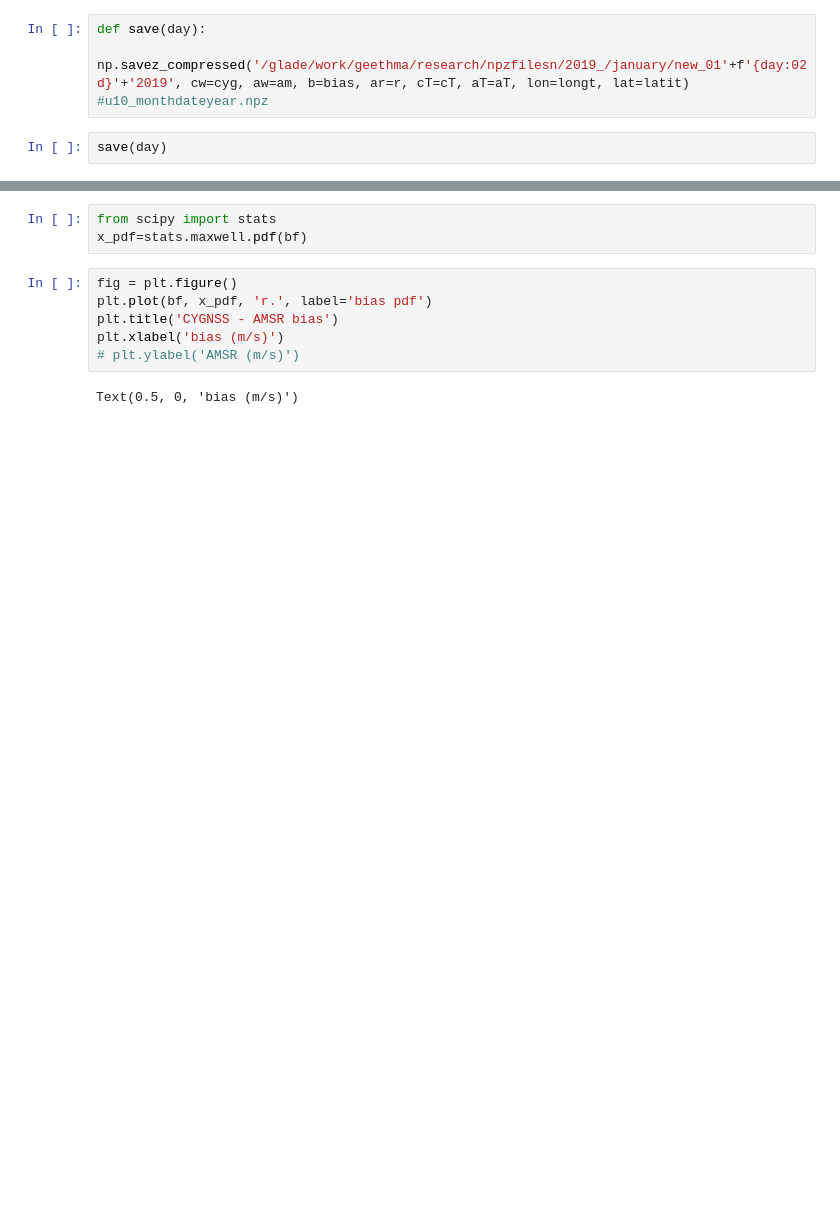
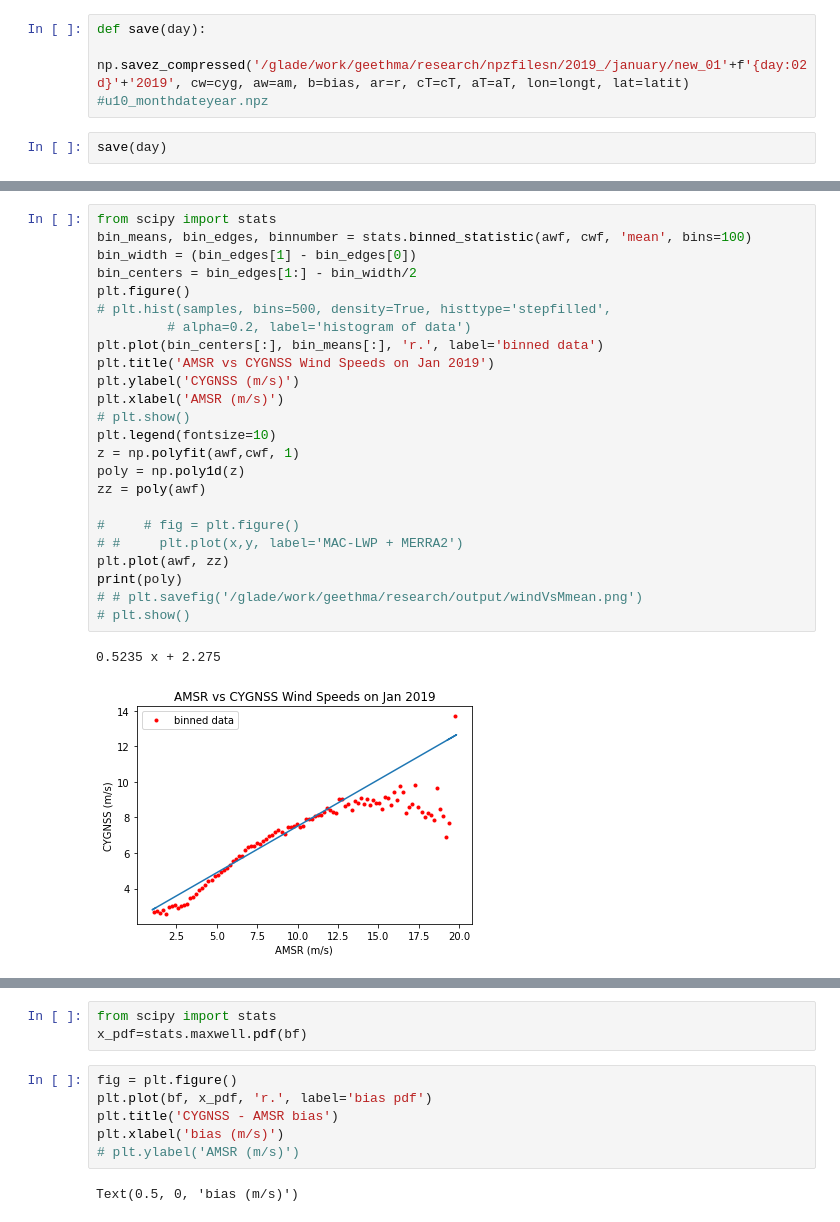
Before and after one commit to geethmaw/link, a Jupyter notebook: intersect.ipynb, the cells around one changed output, grey strips where cells are left out. Drawn from its saved outputs; the diff is of its cells as text; blank space fills up the shorter version.

```diff
--- a/intersect.ipynb
+++ b/intersect.ipynb
@@ -134,0 +146,27 @@ plt.show()
+# %%
+from scipy import stats
+bin_means, bin_edges, binnumber = stats.binned_statistic(awf, cwf, 'mean', bins=100)
+bin_width = (bin_edges[1] - bin_edges[0])
+bin_centers = bin_edges[1:] - bin_width/2
+plt.figure()
+# plt.hist(samples, bins=500, density=True, histtype='stepfilled',
+         # alpha=0.2, label='histogram of data')
+plt.plot(bin_centers[:], bin_means[:], 'r.', label='binned data')
+plt.title('AMSR vs CYGNSS Wind Speeds on Jan 2019')
+plt.ylabel('CYGNSS (m/s)')
+plt.xlabel('AMSR (m/s)')
+# plt.show()
+plt.legend(fontsize=10)
+z = np.polyfit(awf,cwf, 1)
+poly = np.poly1d(z)
+zz = poly(awf)
+
+#     # fig = plt.figure()
+# #     plt.plot(x,y, label='MAC-LWP + MERRA2')
+plt.plot(awf, zz)
+print(poly)
+# # plt.savefig('/glade/work/geethma/research/output/windVsMmean.png')
+# plt.show()
+# %% [output]
+0.5235 x + 2.275
+[figure, added]
```
Also changed, not shown: parts of 11 cells of this notebook, 3 other files.
